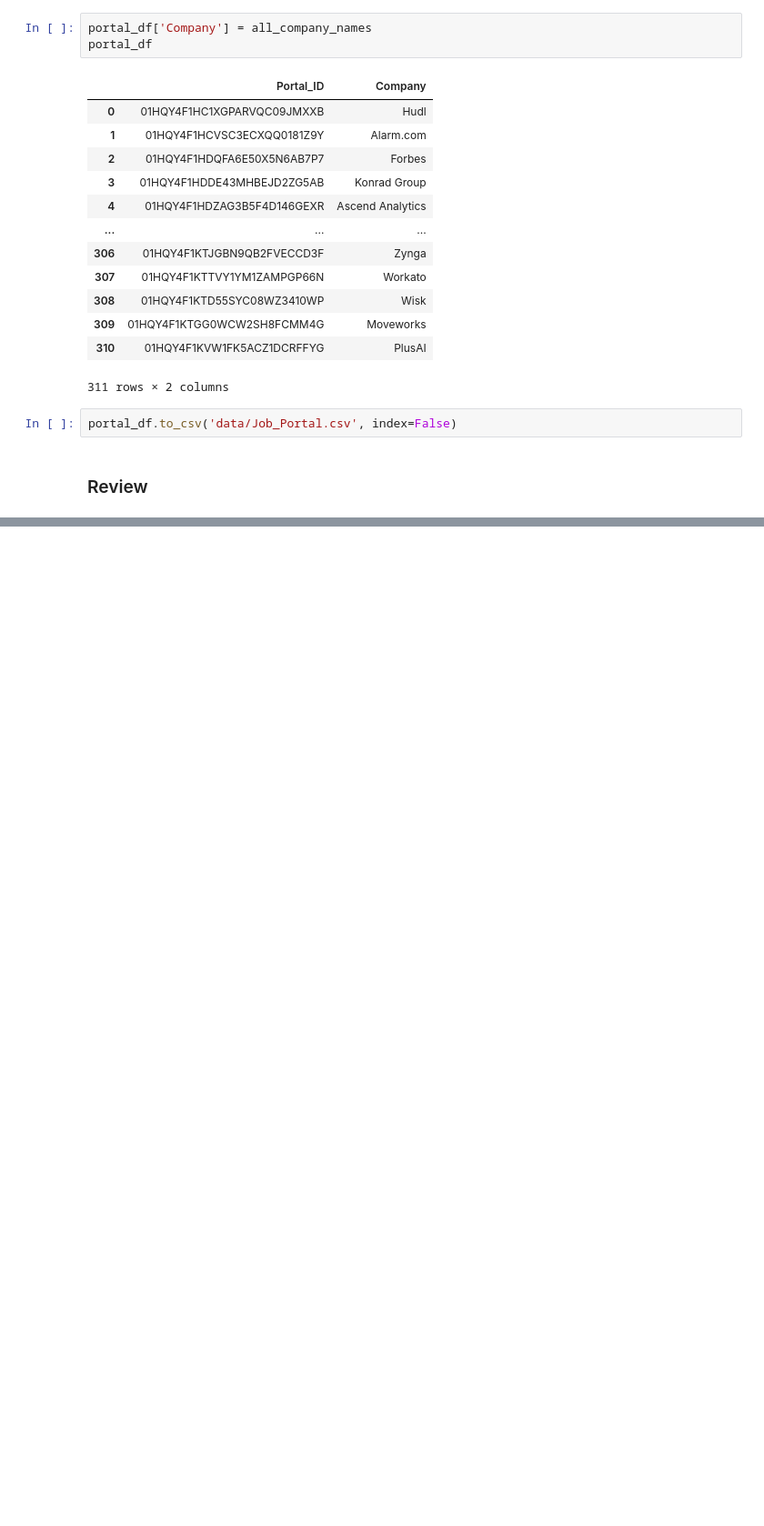
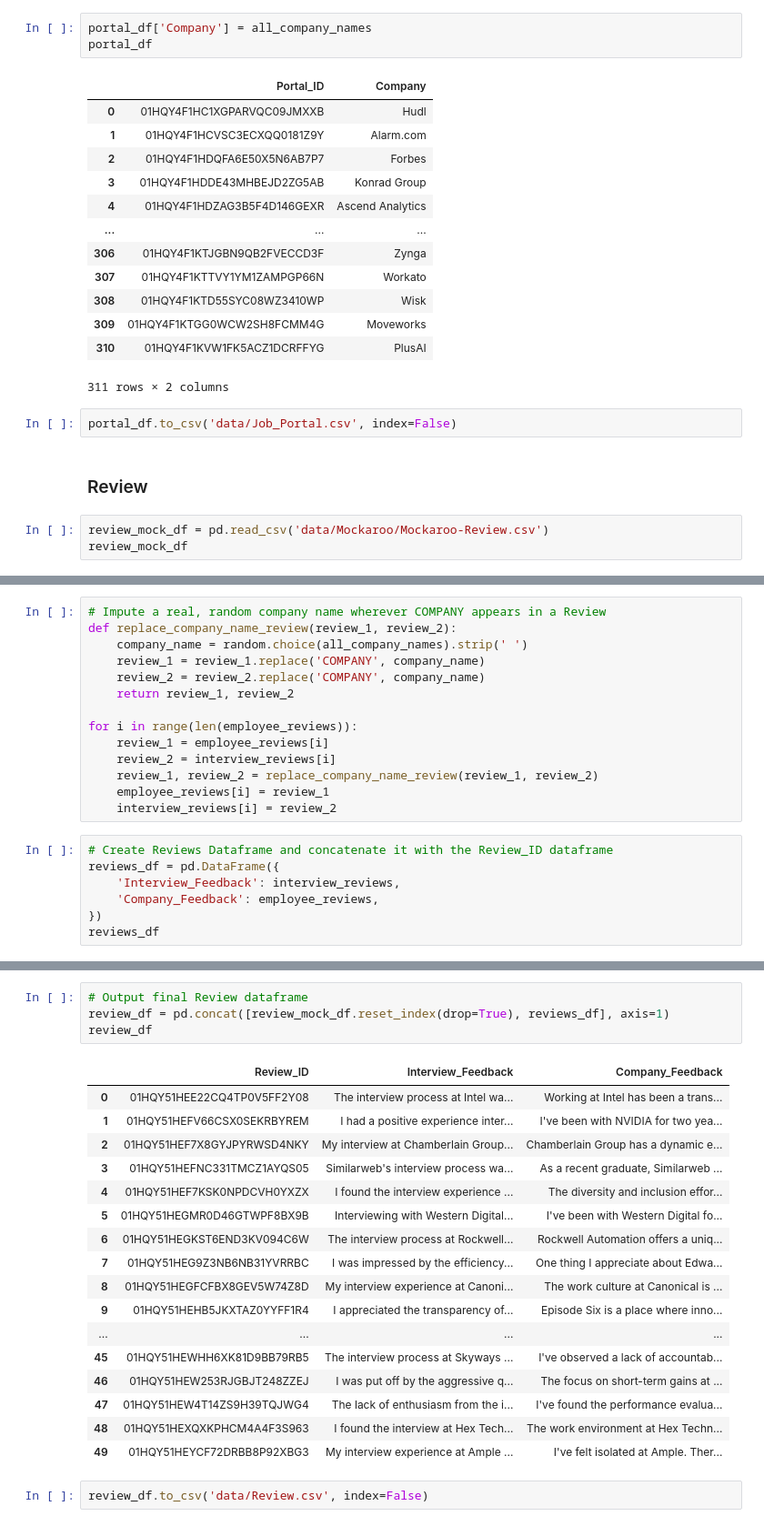
Before and after one commit to vbainwala/TalentTrove, a Jupyter notebook: make_data.ipynb, the cells around one changed output, grey strips where cells are left out. Shown at 91% size. Cells and saved outputs as stored; diff of their text form; blank space fills up the shorter version.

```diff
--- a/make_data.ipynb
+++ b/make_data.ipynb
@@ -557,3 +621,6 @@ portal_df
 portal_df.to_csv('data/Job_Portal.csv', index=False)
 # %% [markdown]
 ### Review
+# %%
+review_mock_df = pd.read_csv('data/Mockaroo/Mockaroo-Review.csv')
+review_mock_df
@@ -561,0 +757,21 @@ portal_df.to_csv('data/Job_Portal.csv', index=False)
+# %%
+# Impute a real, random company name wherever COMPANY appears in a Review
+def replace_company_name_review(review_1, review_2):
+    company_name = random.choice(all_company_names).strip(' ')
+    review_1 = review_1.replace('COMPANY', company_name)
+    review_2 = review_2.replace('COMPANY', company_name)
+    return review_1, review_2
+
+for i in range(len(employee_reviews)):
+    review_1 = employee_reviews[i]
+    review_2 = interview_reviews[i]
+    review_1, review_2 = replace_company_name_review(review_1, review_2)
+    employee_reviews[i] = review_1
+    interview_reviews[i] = review_2
+# %%
+# Create Reviews Dataframe and concatenate it with the Review_ID dataframe
+reviews_df = pd.DataFrame({
+    'Interview_Feedback': interview_reviews,
+    'Company_Feedback': employee_reviews,
+})
+reviews_df
@@ -561,0 +796,24 @@ portal_df.to_csv('data/Job_Portal.csv', index=False)
+# %%
+# Output final Review dataframe
+review_df = pd.concat([review_mock_df.reset_index(drop=True), reviews_df], axis=1)
+review_df
+# %% [output]
+|  | Review_ID | Interview_Feedback | Company_Feedback |
+| 0 | 01HQY51HEE22CQ4TP0V5FF2Y08 | The interview process at Intel wa... | Working at Intel has been a trans... |
+| 1 | 01HQY51HEFV66CSX0SEKRBYREM | I had a positive experience inter... | I've been with NVIDIA for two yea... |
+| 2 | 01HQY51HEF7X8GYJPYRWSD4NKY | My interview at Chamberlain Group... | Chamberlain Group has a dynamic e... |
+| 3 | 01HQY51HEFNC331TMCZ1AYQS05 | Similarweb's interview process wa... | As a recent graduate, Similarweb ... |
+| 4 | 01HQY51HEF7KSK0NPDCVH0YXZX | I found the interview experience ... | The diversity and inclusion effor... |
+| 5 | 01HQY51HEGMR0D46GTWPF8BX9B | Interviewing with Western Digital... | I've been with Western Digital fo... |
+| 6 | 01HQY51HEGKST6END3KV094C6W | The interview process at Rockwell... | Rockwell Automation offers a uniq... |
+| 7 | 01HQY51HEG9Z3NB6NB31YVRRBC | I was impressed by the efficiency... | One thing I appreciate about Edwa... |
+| 8 | 01HQY51HEGFCFBX8GEV5W74Z8D | My interview experience at Canoni... | The work culture at Canonical is ... |
+| 9 | 01HQY51HEHB5JKXTAZ0YYFF1R4 | I appreciated the transparency of... | Episode Six is a place where inno... |
+| ... | ... | ... | ... |
+| 45 | 01HQY51HEWHH6XK81D9BB79RB5 | The interview process at Skyways ... | I've observed a lack of accountab... |
+| 46 | 01HQY51HEW253RJGBJT248ZZEJ | I was put off by the aggressive q... | The focus on short-term gains at ... |
+| 47 | 01HQY51HEW4T14ZS9H39TQJWG4 | The lack of enthusiasm from the i... | I've found the performance evalua... |
+| 48 | 01HQY51HEXQXKPHCM4A4F3S963 | I found the interview at Hex Tech... | The work environment at Hex Techn... |
+| 49 | 01HQY51HEYCF72DRBB8P92XBG3 | My interview experience at Ample ... | I've felt isolated at Ample. Ther... |
+# %%
+review_df.to_csv('data/Review.csv', index=False)
```
Also changed, not shown: parts of 13 cells of this notebook, 4 other files.
